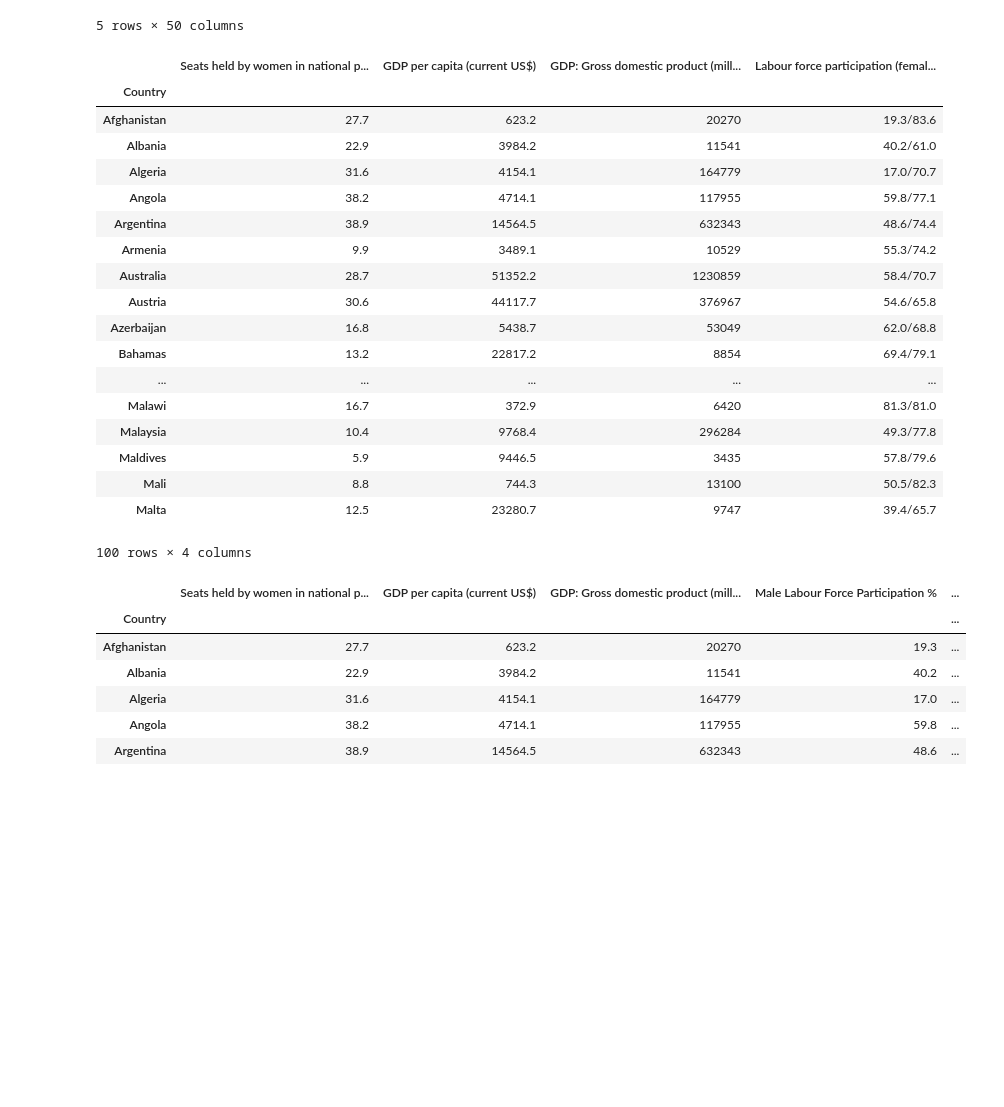
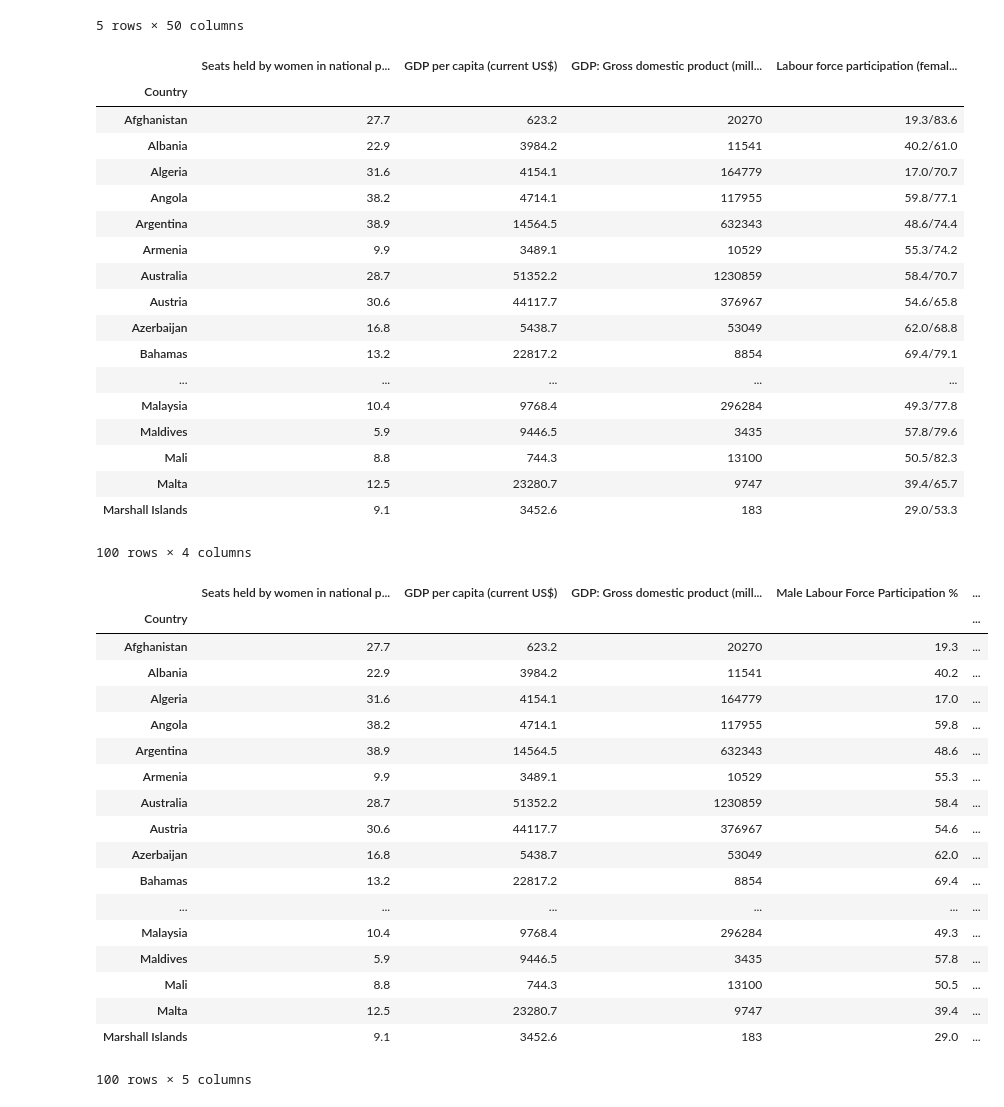
Before and after one commit to Data-Analytics-Project-Group/Visualizing-World-Economic-Trends, a Jupyter notebook: Visualizing World Economic Trends.ipynb, the cells around one changed output. Drawn from its saved outputs; the diff is of its cells as text; code cells hidden in the pictures; blank space fills up the shorter version.

```diff
--- a/Visualizing World Economic Trends.ipynb
+++ b/Visualizing World Economic Trends.ipynb
@@ -58,6 +58,7 @@ gender_df = gender_df.drop("-99", axis = 0)
 
 gender_df = gender_df.reset_index()
 gender_df = gender_df.set_index("Country")
+gender_df = gender_df.drop("Liechtenstein", axis = 0)
 
 gender_df.head(100)
 # %% [output]
@@ -74,11 +75,11 @@ gender_df.head(100)
 | Azerbaijan | 16.8 | 5438.7 | 53049 | 62.0/68.8 |
 | Bahamas | 13.2 | 22817.2 | 8854 | 69.4/79.1 |
 | ... | ... | ... | ... | ... |
-| Malawi | 16.7 | 372.9 | 6420 | 81.3/81.0 |
 | Malaysia | 10.4 | 9768.4 | 296284 | 49.3/77.8 |
 | Maldives | 5.9 | 9446.5 | 3435 | 57.8/79.6 |
 | Mali | 8.8 | 744.3 | 13100 | 50.5/82.3 |
 | Malta | 12.5 | 23280.7 | 9747 | 39.4/65.7 |
+| Marshall Islands | 9.1 | 3452.6 | 183 | 29.0/53.3 |
 100 rows × 4 columns
 # %%
 # splitting labour force participation to seperate columns
@@ -93,15 +94,27 @@ female_part = [float(value[1]) for value in new_gender_list]
 # %%
 # adding new columns into dataframe
 gender_df.drop(["Labour force participation (female/male pop. %)"], axis = 1, inplace = True)
 gender_df["Male Labour Force Participation %"] = male_part
 gender_df["Female Labour Force Participation %"] = female_part
-gender_df.head()
+gender_df.head(100)
 # %% [output]
 |  | Seats held by women in national p... | GDP per capita (current US$) | GDP: Gross domestic product (mill... | Male Labour Force Participation % | ... |
 | Country |  |  |  |  | ... |
 | Afghanistan | 27.7 | 623.2 | 20270 | 19.3 | ... |
 | Albania | 22.9 | 3984.2 | 11541 | 40.2 | ... |
 | Algeria | 31.6 | 4154.1 | 164779 | 17.0 | ... |
 | Angola | 38.2 | 4714.1 | 117955 | 59.8 | ... |
 | Argentina | 38.9 | 14564.5 | 632343 | 48.6 | ... |
+| Armenia | 9.9 | 3489.1 | 10529 | 55.3 | ... |
+| Australia | 28.7 | 51352.2 | 1230859 | 58.4 | ... |
+| Austria | 30.6 | 44117.7 | 376967 | 54.6 | ... |
+| Azerbaijan | 16.8 | 5438.7 | 53049 | 62.0 | ... |
+| Bahamas | 13.2 | 22817.2 | 8854 | 69.4 | ... |
+| ... | ... | ... | ... | ... | ... |
+| Malaysia | 10.4 | 9768.4 | 296284 | 49.3 | ... |
+| Maldives | 5.9 | 9446.5 | 3435 | 57.8 | ... |
+| Mali | 8.8 | 744.3 | 13100 | 50.5 | ... |
+| Malta | 12.5 | 23280.7 | 9747 | 39.4 | ... |
+| Marshall Islands | 9.1 | 3452.6 | 183 | 29.0 | ... |
+100 rows × 5 columns
 # %%
```
Also changed, not shown: parts of 1 cell of this notebook.
